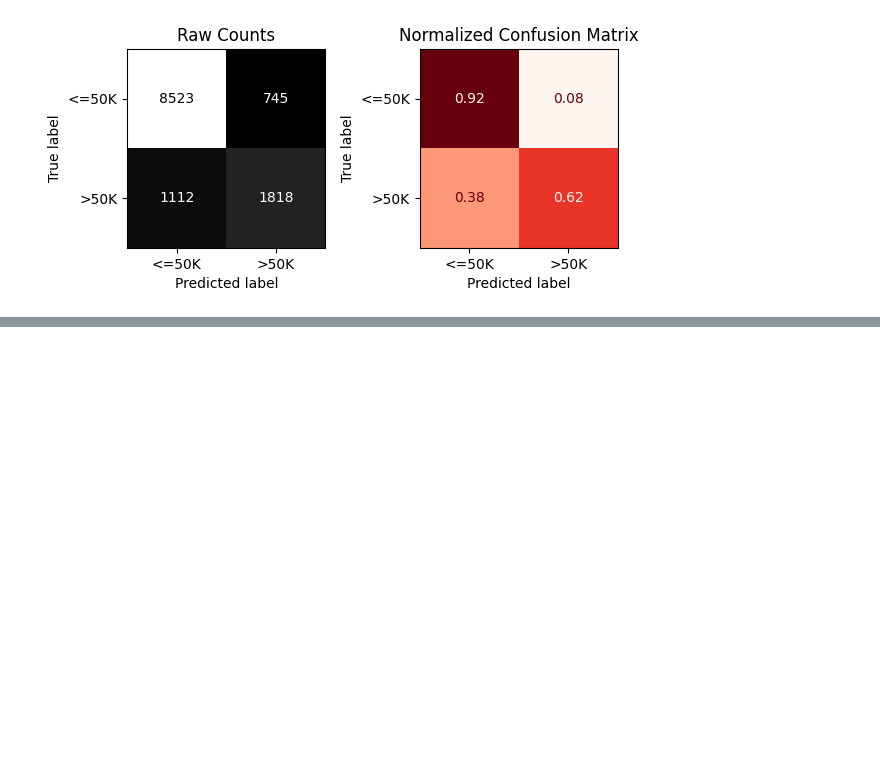
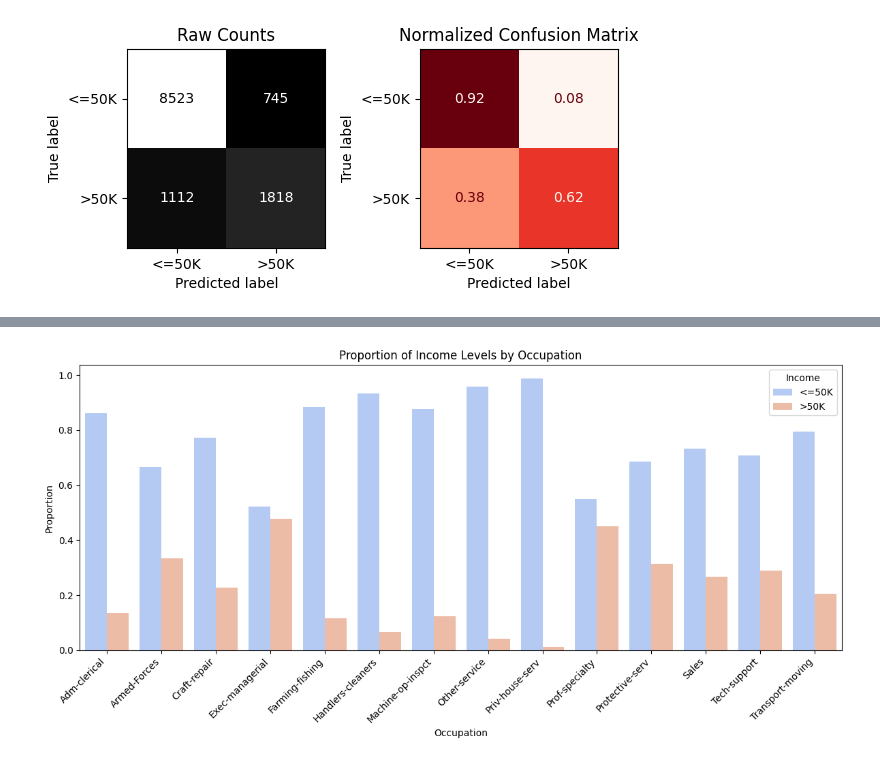
Before and after one commit to Farah-Saleem91/adult-income-analysis, a Jupyter notebook: adult_income_dataset.ipynb, the cells around one changed output, grey strips where cells are left out. Cells and saved outputs as stored; diff of their text form; code cells hidden in the pictures; blank space fills up the shorter version.

```diff
--- a/adult_income_dataset.ipynb
+++ b/adult_income_dataset.ipynb
@@ -726,0 +785,22 @@ weighted avg       0.84      0.85      0.84     12198
+# %%
+# Compute proportions
+occupation_income = (
+    df.groupby(['occupation', 'income'])
+    .size()
+    .reset_index(name='count')
+)
+
+# Normalize within each occupation
+occupation_income['proportion'] = occupation_income.groupby('occupation')['count'].transform(lambda x: x / x.sum())
+
+plt.figure(figsize=(12,6))
+sns.barplot(data=occupation_income, x='occupation', y='proportion', hue='income', palette='coolwarm')
+plt.title("Proportion of Income Levels by Occupation")
+plt.xlabel("Occupation")
+plt.ylabel("Proportion")
+plt.xticks(rotation=45, ha='right')
+plt.legend(title="Income")
+plt.tight_layout()
+plt.show()
+# %% [output]
+[figure, added]
```
Also changed, not shown: parts of 11 cells of this notebook.
